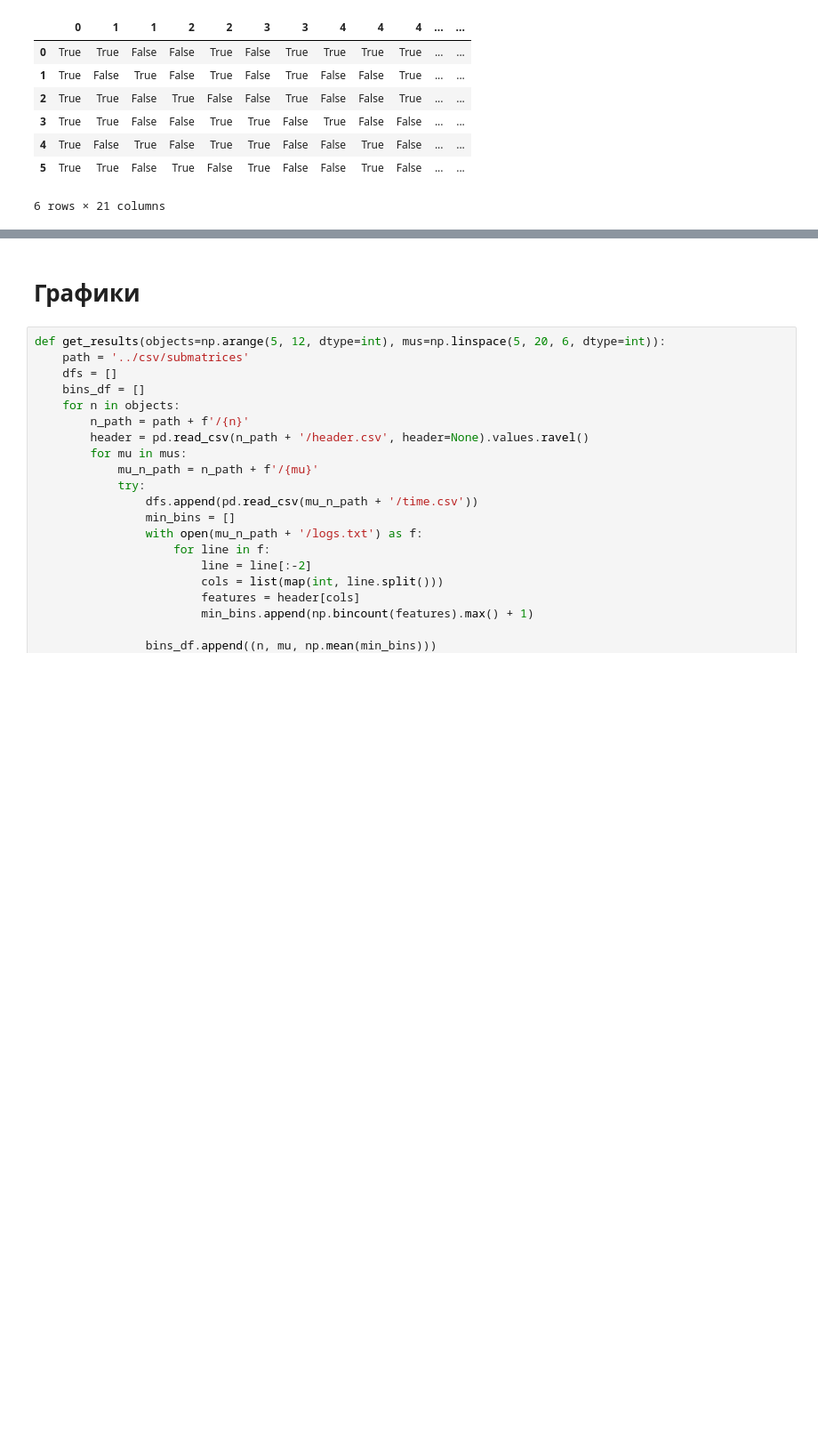
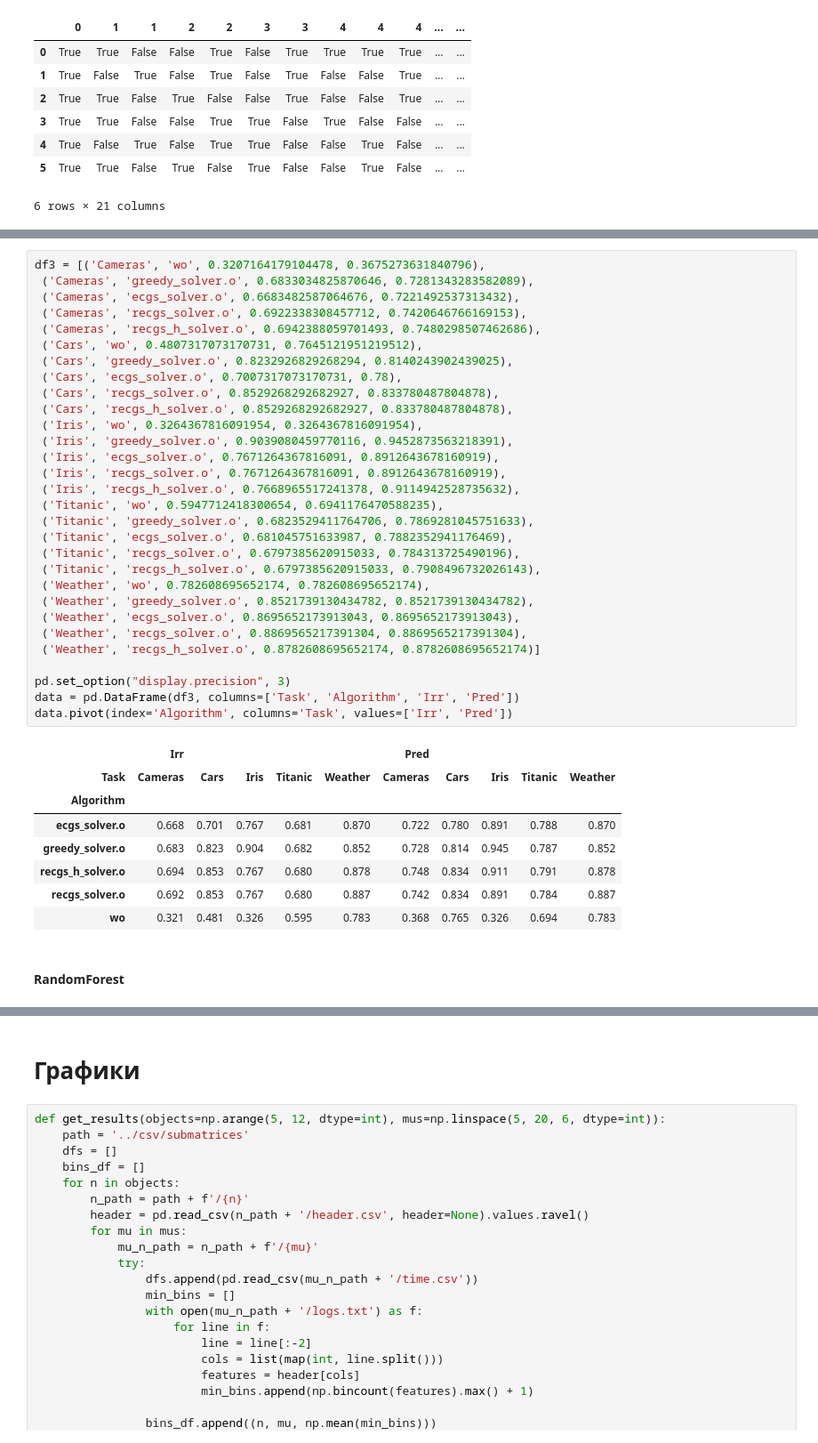
Before and after one commit to neuralsrg/LAD, a Jupyter notebook: python/generate_marix.ipynb, the cells around one changed output, grey strips where cells are left out. Shown: that part at 89% size. Drawn from its saved outputs; the diff is of its cells as text; blank space fills up the shorter version.

```diff
--- a/python/generate_marix.ipynb
+++ b/python/generate_marix.ipynb
@@ -362,0 +734,41 @@ n=11 | full_m=121 | full_n=63
+# %%
+df3 = [('Cameras', 'wo', 0.3207164179104478, 0.3675273631840796),
+ ('Cameras', 'greedy_solver.o', 0.6833034825870646, 0.7281343283582089),
+ ('Cameras', 'ecgs_solver.o', 0.6683482587064676, 0.7221492537313432),
+ ('Cameras', 'recgs_solver.o', 0.6922338308457712, 0.7420646766169153),
+ ('Cameras', 'recgs_h_solver.o', 0.6942388059701493, 0.7480298507462686),
+ ('Cars', 'wo', 0.4807317073170731, 0.7645121951219512),
+ ('Cars', 'greedy_solver.o', 0.8232926829268294, 0.8140243902439025),
+ ('Cars', 'ecgs_solver.o', 0.7007317073170731, 0.78),
+ ('Cars', 'recgs_solver.o', 0.8529268292682927, 0.833780487804878),
+ ('Cars', 'recgs_h_solver.o', 0.8529268292682927, 0.833780487804878),
+ ('Iris', 'wo', 0.3264367816091954, 0.3264367816091954),
+ ('Iris', 'greedy_solver.o', 0.9039080459770116, 0.9452873563218391),
+ ('Iris', 'ecgs_solver.o', 0.7671264367816091, 0.8912643678160919),
+ ('Iris', 'recgs_solver.o', 0.7671264367816091, 0.8912643678160919),
+ ('Iris', 'recgs_h_solver.o', 0.7668965517241378, 0.9114942528735632),
+ ('Titanic', 'wo', 0.5947712418300654, 0.6941176470588235),
+ ('Titanic', 'greedy_solver.o', 0.6823529411764706, 0.7869281045751633),
+ ('Titanic', 'ecgs_solver.o', 0.681045751633987, 0.7882352941176469),
+ ('Titanic', 'recgs_solver.o', 0.6797385620915033, 0.784313725490196),
+ ('Titanic', 'recgs_h_solver.o', 0.6797385620915033, 0.7908496732026143),
+ ('Weather', 'wo', 0.782608695652174, 0.782608695652174),
+ ('Weather', 'greedy_solver.o', 0.8521739130434782, 0.8521739130434782),
+ ('Weather', 'ecgs_solver.o', 0.8695652173913043, 0.8695652173913043),
+ ('Weather', 'recgs_solver.o', 0.8869565217391304, 0.8869565217391304),
+ ('Weather', 'recgs_h_solver.o', 0.8782608695652174, 0.8782608695652174)]
+
+pd.set_option("display.precision", 3)
+data = pd.DataFrame(df3, columns=['Task', 'Algorithm', 'Irr', 'Pred'])
+data.pivot(index='Algorithm', columns='Task', values=['Irr', 'Pred'])
+# %% [output]
+|  | Irr |  |  |  |  | Pred |  |  |  |  |
+| Task | Cameras | Cars | Iris | Titanic | Weather | Cameras | Cars | Iris | Titanic | Weather |
+| Algorithm |  |  |  |  |  |  |  |  |  |  |
+| ecgs_solver.o | 0.668 | 0.701 | 0.767 | 0.681 | 0.870 | 0.722 | 0.780 | 0.891 | 0.788 | 0.870 |
+| greedy_solver.o | 0.683 | 0.823 | 0.904 | 0.682 | 0.852 | 0.728 | 0.814 | 0.945 | 0.787 | 0.852 |
+| recgs_h_solver.o | 0.694 | 0.853 | 0.767 | 0.680 | 0.878 | 0.748 | 0.834 | 0.911 | 0.791 | 0.878 |
+| recgs_solver.o | 0.692 | 0.853 | 0.767 | 0.680 | 0.887 | 0.742 | 0.834 | 0.891 | 0.784 | 0.887 |
+| wo | 0.321 | 0.481 | 0.326 | 0.595 | 0.783 | 0.368 | 0.765 | 0.326 | 0.694 | 0.783 |
+# %% [markdown]
+#### RandomForest
```
Also changed, not shown: parts of 65 cells of this notebook.
